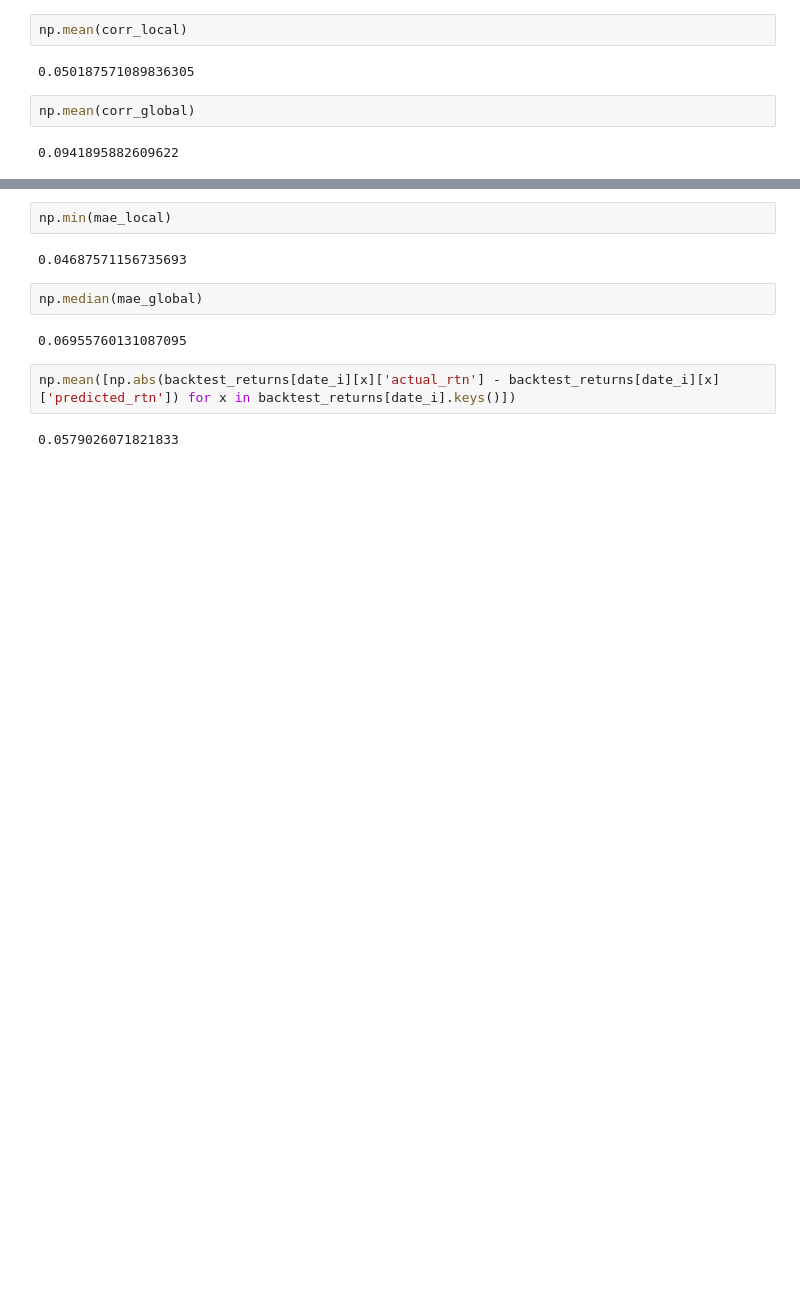
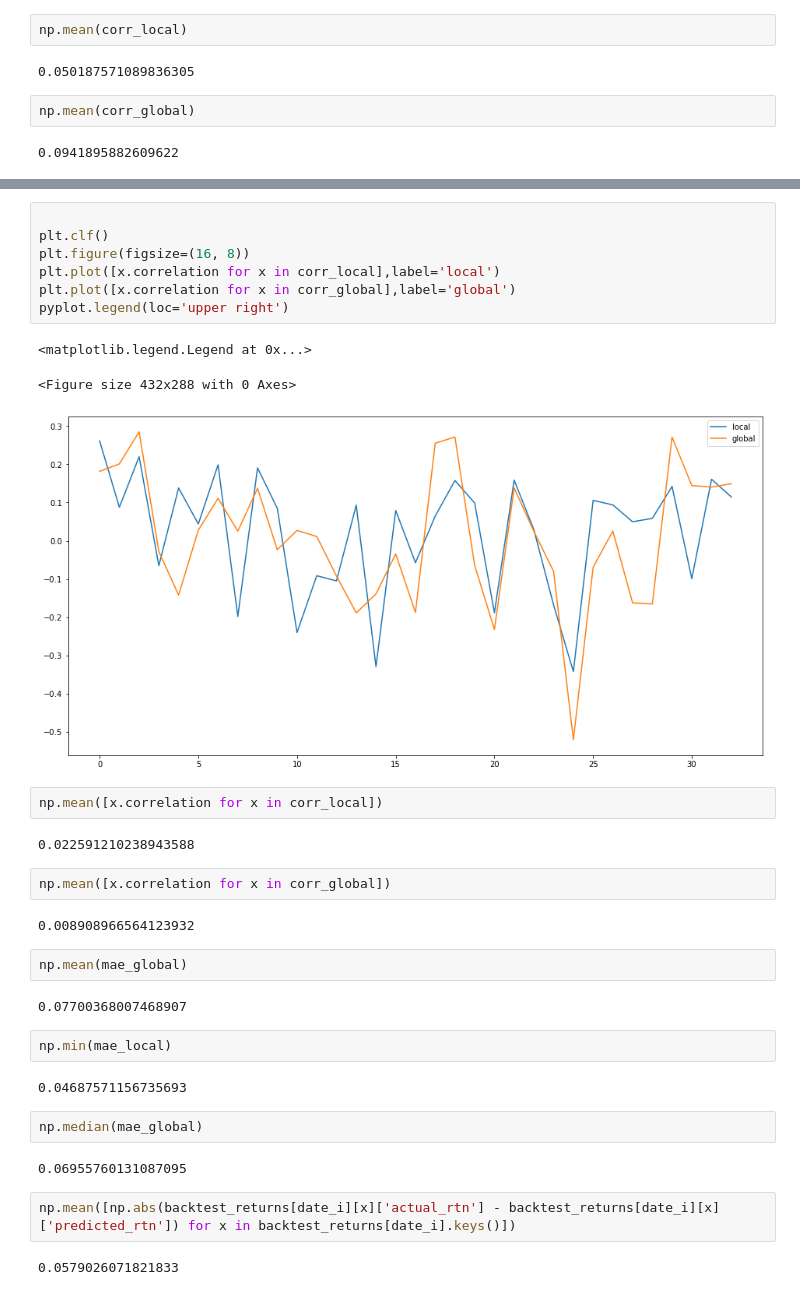
Before and after one commit to quantumfusionlearn/DSA5205, a Jupyter notebook: LSTMV4.ipynb, the cells around one changed output, grey strips where cells are left out. Saved outputs shown, nothing was run; the diff lists cells and outputs as text; blank space fills up the shorter version.

```diff
--- a/LSTMV4.ipynb
+++ b/LSTMV4.ipynb
@@ -793,3 +923,26 @@ pyplot.show()
+# %%
+
+plt.clf()
+plt.figure(figsize=(16, 8))
+plt.plot([x.correlation for x in corr_local],label='local')
+plt.plot([x.correlation for x in corr_global],label='global')
+pyplot.legend(loc='upper right')
+# %% [output]
+<matplotlib.legend.Legend at 0x...>
+<Figure size 432x288 with 0 Axes>
+[figure, added]
+# %%
+np.mean([x.correlation for x in corr_local])
+# %% [output]
+0.022591210238943588
+# %%
+np.mean([x.correlation for x in corr_global])
+# %% [output]
+0.008908966564123932
+# %%
+np.mean(mae_global)
+# %% [output]
+0.07700368007468907
 # %%
 np.min(mae_local)
 # %% [output]
```
Also changed, not shown: parts of 14 cells of this notebook, 1 other file.
